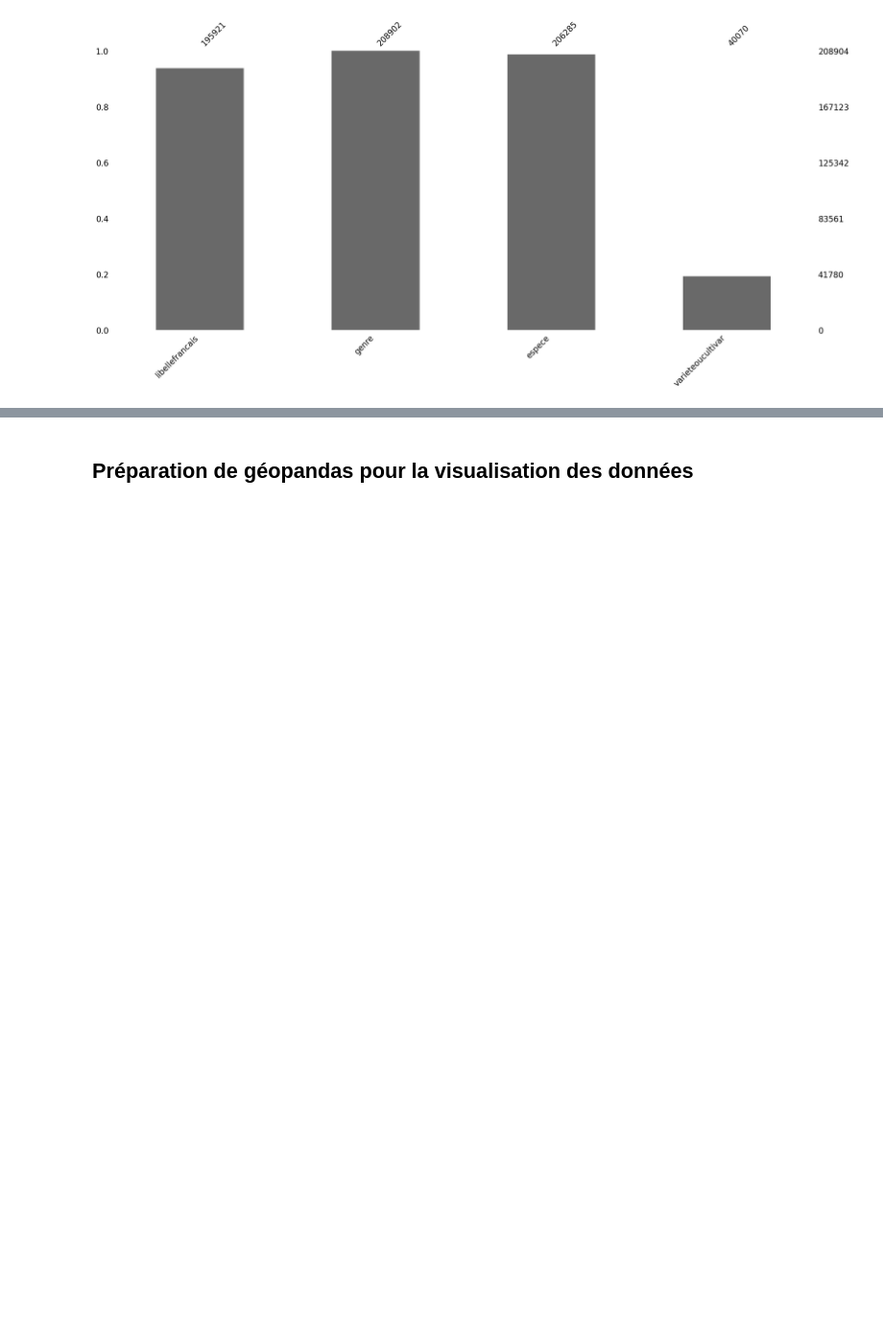
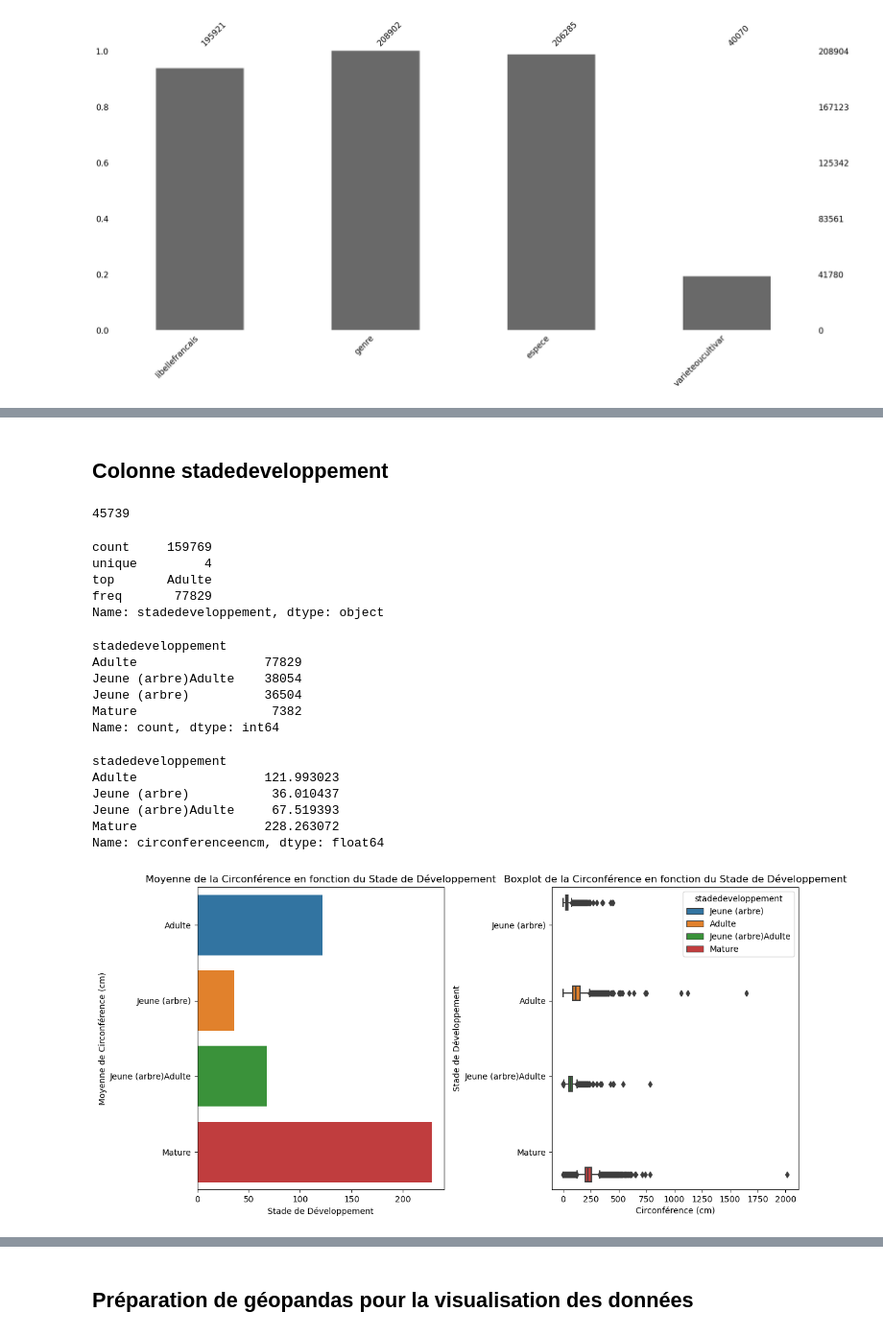
Before and after one commit to saraharouni/paris_tree, a Jupyter notebook: paris_tree.ipynb, the cells around one changed output, grey strips where cells are left out. Shown at 96% size. Saved outputs shown, nothing was run; the diff lists cells and outputs as text; code cells hidden in the pictures; blank space fills up the shorter version.

```diff
--- a/paris_tree.ipynb
+++ b/paris_tree.ipynb
@@ -244,2 +268,2 @@ df.loc[df['libellefrancais'].isna(), 'genre'] = df['libellefrancais'].map(corres
 # %%
-df.loc[df['libellefrancais'].isna(),:]
+df = df.drop('varieteoucultivar',axis=1)
@@ -335,0 +270,59 @@ Name: genre, dtype: int64
+# %% [markdown]
+## Colonne stadedeveloppement
+# %%
+df['stadedeveloppement'].isna().sum()
+# %% [output]
+45739
+# %%
+df['stadedeveloppement'].describe()
+# %% [output]
+count     159769
+unique         4
+top       Adulte
+freq       77829
+Name: stadedeveloppement, dtype: object
+# %%
+df['stadedeveloppement'].value_counts()
+# %% [output]
+stadedeveloppement
+Adulte                 77829
+Jeune (arbre)Adulte    38054
+Jeune (arbre)          36504
+Mature                  7382
+Name: count, dtype: int64
+# %%
+df.groupby('stadedeveloppement')['circonferenceencm'].mean()
+# %% [output]
+stadedeveloppement
+Adulte                 121.993023
+Jeune (arbre)           36.010437
+Jeune (arbre)Adulte     67.519393
+Mature                 228.263072
+Name: circonferenceencm, dtype: float64
+# %%
+# Créer un subplot avec 1 ligne et 2 colonnes
+fig, axes = plt.subplots(1, 2, figsize=(12, 6))
+
+# Graphique 1 : Barplot
+sns.barplot(y='stadedeveloppement', x='circonferenceencm', data=df.groupby('stadedeveloppement')['circonferenceencm'].mean().reset_index(), ax=axes[0])
+
+# Ajoutez des étiquettes au graphique
+axes[0].set_title('Moyenne de la Circonférence en fonction du Stade de Développement')
+axes[0].set_xlabel('Stade de Développement')
+axes[0].set_ylabel('Moyenne de Circonférence (cm)')
+
+# Graphique 2 : Boxplot
+sns.boxplot(data=df, y='stadedeveloppement', x='circonferenceencm', hue='stadedeveloppement', ax=axes[1])
+
+# Ajoutez des étiquettes au graphique
+axes[1].set_title('Boxplot de la Circonférence en fonction du Stade de Développement')
+axes[1].set_xlabel('Circonférence (cm)')
+axes[1].set_ylabel('Stade de Développement')
+
+# Ajustez la disposition pour éviter les chevauchements
+plt.tight_layout()
+
+# Affichez le subplot
+plt.show()
+# %% [output]
+[figure, added]
```
Also changed, not shown: parts of 37 cells of this notebook.
